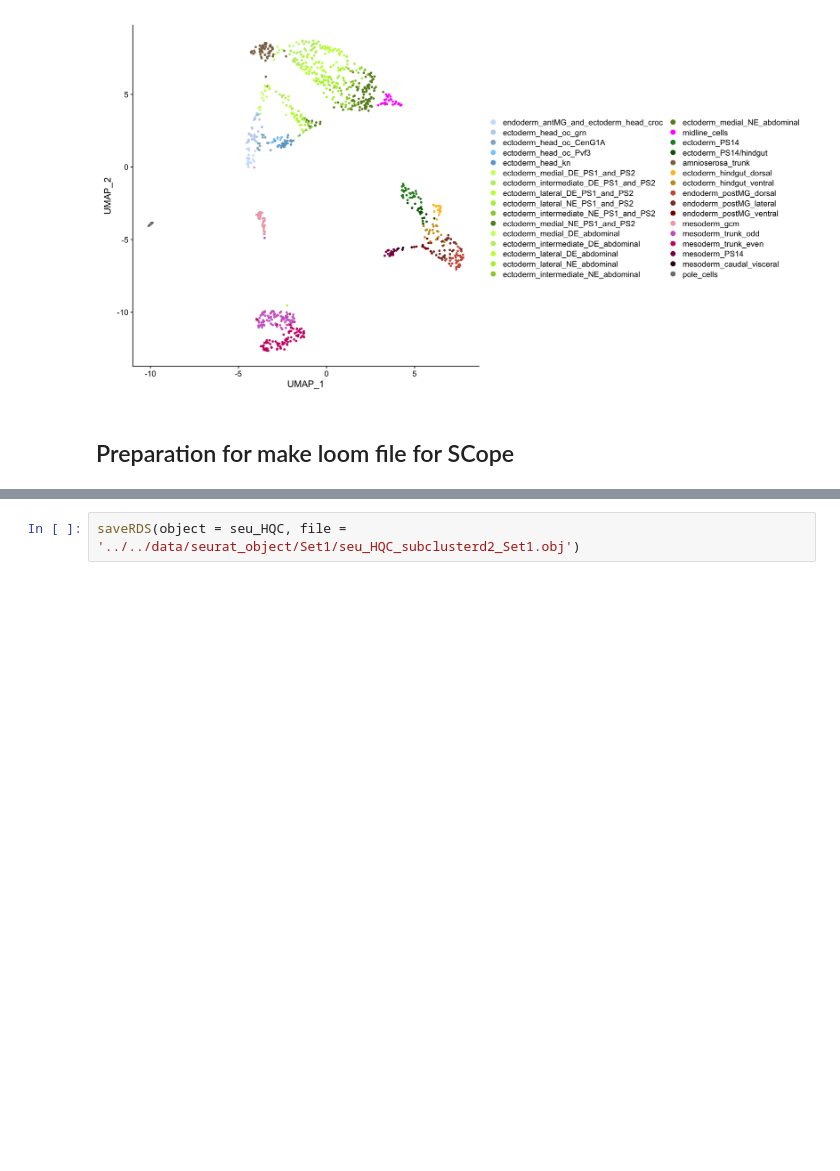
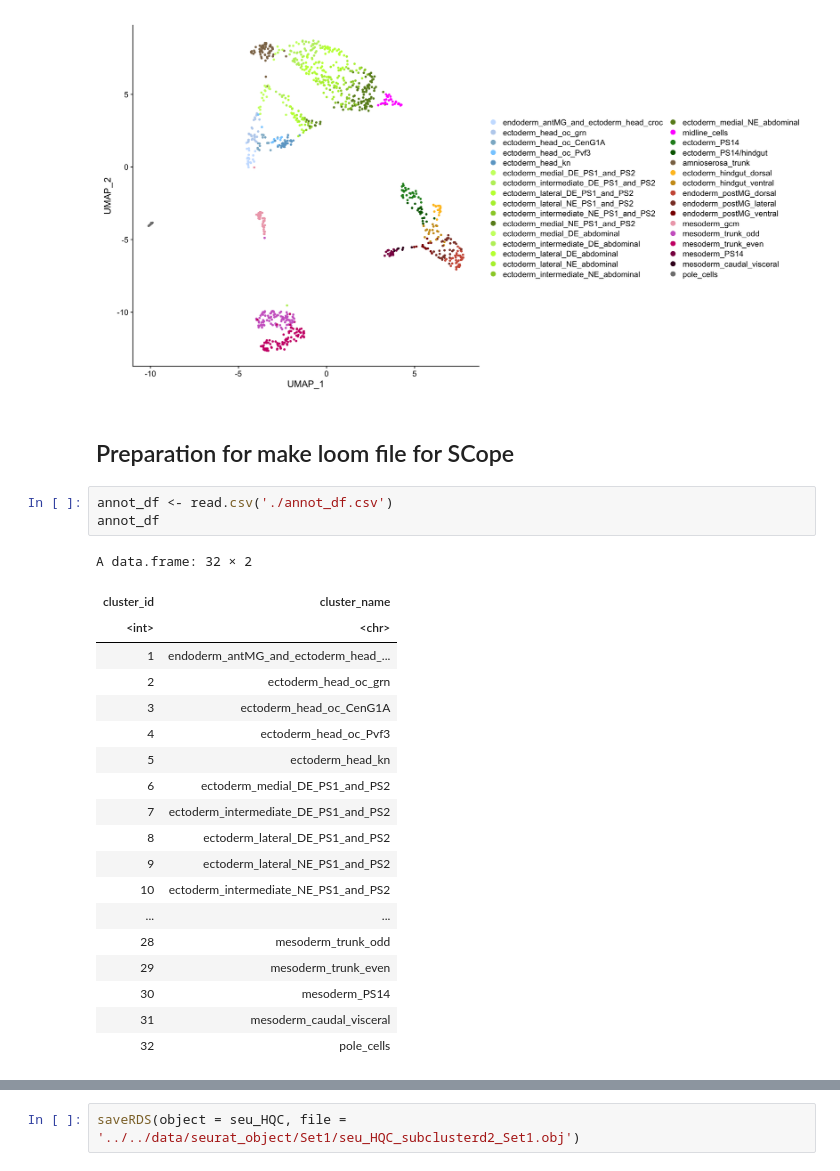
Before and after one commit to TKondolab/flygastrula2, a Jupyter notebook: analysis/03_Set1/08_merge_ID_Set1.ipynb, the cells around one changed output, grey strips where cells are left out. Drawn from its saved outputs; the diff is of its cells as text; blank space fills up the shorter version.

```diff
--- a/analysis/03_Set1/08_merge_ID_Set1.ipynb
+++ b/analysis/03_Set1/08_merge_ID_Set1.ipynb
@@ -139,5 +139,28 @@ ggsave(fig, file = "./figures/08_merge_ID_Set1/all_cells_umap2_Set1.eps", dpi =
 [figure]
 # %% [markdown]
 ## Preparation for make loom file for SCope
+# %%
+annot_df <- read.csv('./annot_df.csv')
+annot_df
+# %% [output]
+A data.frame: 32 × 2
+| cluster_id | cluster_name |
+| <int> | <chr> |
+| 1 | endoderm_antMG_and_ectoderm_head_... |
+| 2 | ectoderm_head_oc_grn |
+| 3 | ectoderm_head_oc_CenG1A |
+| 4 | ectoderm_head_oc_Pvf3 |
+| 5 | ectoderm_head_kn |
+| 6 | ectoderm_medial_DE_PS1_and_PS2 |
+| 7 | ectoderm_intermediate_DE_PS1_and_PS2 |
+| 8 | ectoderm_lateral_DE_PS1_and_PS2 |
+| 9 | ectoderm_lateral_NE_PS1_and_PS2 |
+| 10 | ectoderm_intermediate_NE_PS1_and_PS2 |
+| ... | ... |
+| 28 | mesoderm_trunk_odd |
+| 29 | mesoderm_trunk_even |
+| 30 | mesoderm_PS14 |
+| 31 | mesoderm_caudal_visceral |
+| 32 | pole_cells |
 # %%
 manual_ID <- seu_HQC$manual_ID
```
Also changed, not shown: parts of 4 cells of this notebook, 8 other files.
